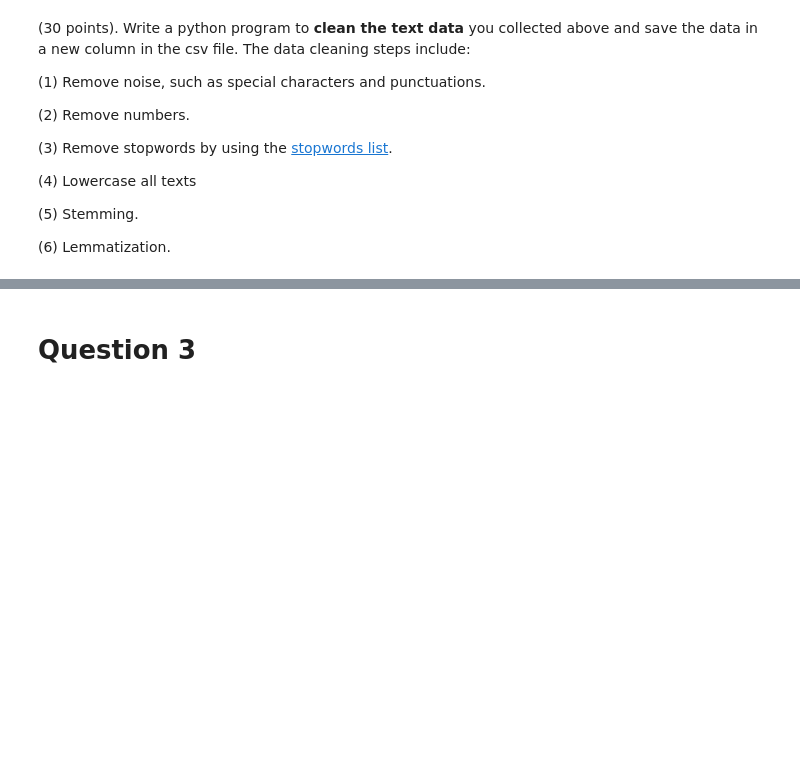
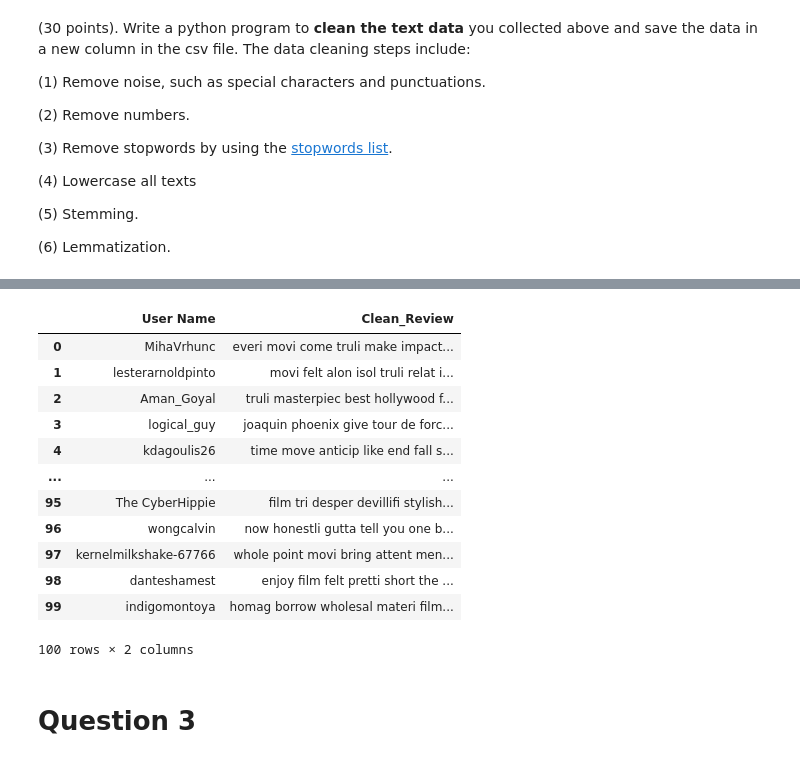
Before and after one commit to kushalvanama/INFO5731_Spring2020, a Jupyter notebook: Vanama_INFO5731_Assignment_Two.ipynb, the cells around one changed output, grey strips where cells are left out. Drawn from its saved outputs; the diff is of its cells as text; code cells hidden in the pictures; blank space fills up the shorter version.

```diff
--- a/Vanama_INFO5731_Assignment_Two.ipynb
+++ b/Vanama_INFO5731_Assignment_Two.ipynb
@@ -86,0 +120,14 @@ df
+# %%
+# Write your code here
+# Import and download required packages
+import string
+import nltk
+from nltk.corpus import stopwords
+nltk.download('stopwords')
+words=stopwords.words('english')
+from textblob import Word
+from textblob import TextBlob
+nltk.download('punkt')
+nltk.download('wordnet')
+from nltk.stem import PorterStemmer
+st=PorterStemmer()
@@ -87,3 +141,49 @@ df
+# %%
+# Clean the text data
+# To lower_case
+df['Clean_Review']=df['Review'].apply(lambda x:" ".join(x.lower() for x in x.split()))
+
+# remove punctuation
+df['Clean_Review']=df['Clean_Review'].apply(lambda  x: " ".join(x for x in x.split() if x not in string.punctuation))
+
+# remove special characters
+df['Clean_Review']=df['Clean_Review'].apply(lambda x:" ".join(x.replace('[#,@,&,!,$,^,*]', '') for x in x.split()))
+
+# remove stop words
+df['Clean_Review']=df['Clean_Review'].apply(lambda x:" ".join(x for x in x.split() if x not in words))
+
+# remove numbers
+df['Clean_Review']=df['Clean_Review'].apply(lambda x:" ".join(x.replace('\d+', '') for x in x.split()))
+
+# correct spellings
+df['Clean_Review']=df['Clean_Review'].apply(lambda x: str(TextBlob(x).correct()))
+
+# tokenize
+df['Clean_Review']=df['Clean_Review'].apply(lambda x: TextBlob(x).words)
+
+# stemming
+df['Clean_Review']=df['Clean_Review'].apply(lambda x: " ".join([st.stem(word) for word in x]))
+
+# lemmatization
+df['Clean_Review']=df['Clean_Review'].apply(lambda x: " ".join([Word(word).lemmatize() for word in x.split()]))
+
+df_update = df.drop('Review', axis=1).copy()
+
+df_update
+# %% [output]
+|  | User Name | Clean_Review |
+| 0 | MihaVrhunc | everi movi come truli make impact... |
+| 1 | lesterarnoldpinto | movi felt alon isol truli relat i... |
+| 2 | Aman_Goyal | truli masterpiec best hollywood f... |
+| 3 | logical_guy | joaquin phoenix give tour de forc... |
+| 4 | kdagoulis26 | time move anticip like end fall s... |
+| ... | ... | ... |
+| 95 | The CyberHippie | film tri desper devillifi stylish... |
+| 96 | wongcalvin | now honestli gutta tell you one b... |
+| 97 | kernelmilkshake-67766 | whole point movi bring attent men... |
+| 98 | danteshamest | enjoy film felt pretti short the ... |
+| 99 | indigomontoya | homag borrow wholesal materi film... |
+100 rows × 2 columns
 # %% [markdown]
 # **Question 3**
 # %% [markdown]
```
Also changed, not shown: parts of 13 cells of this notebook.
